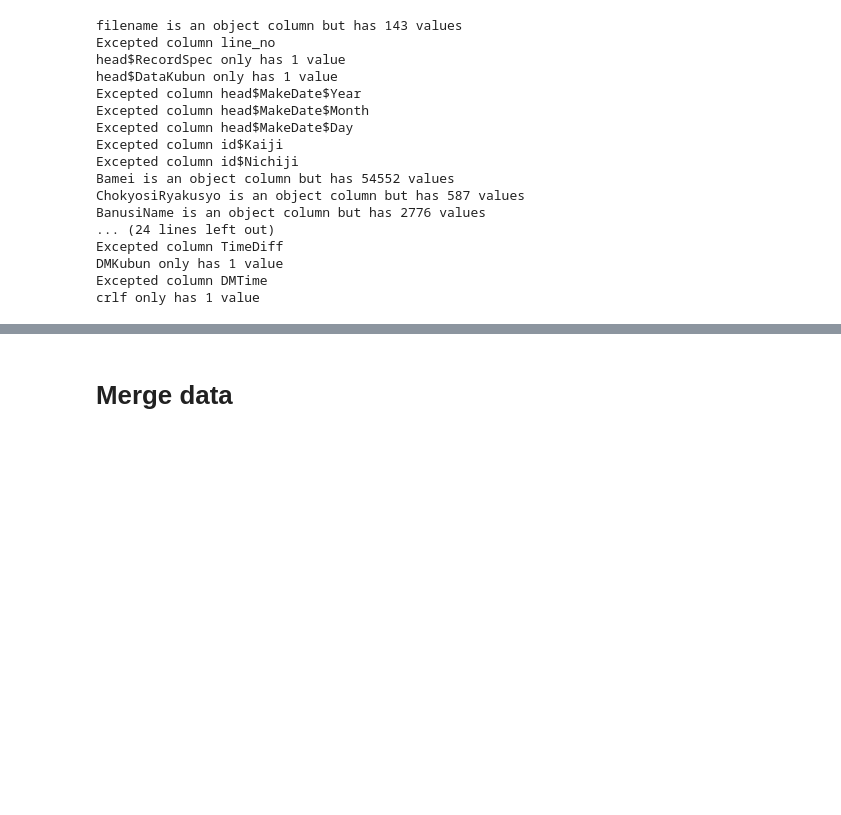
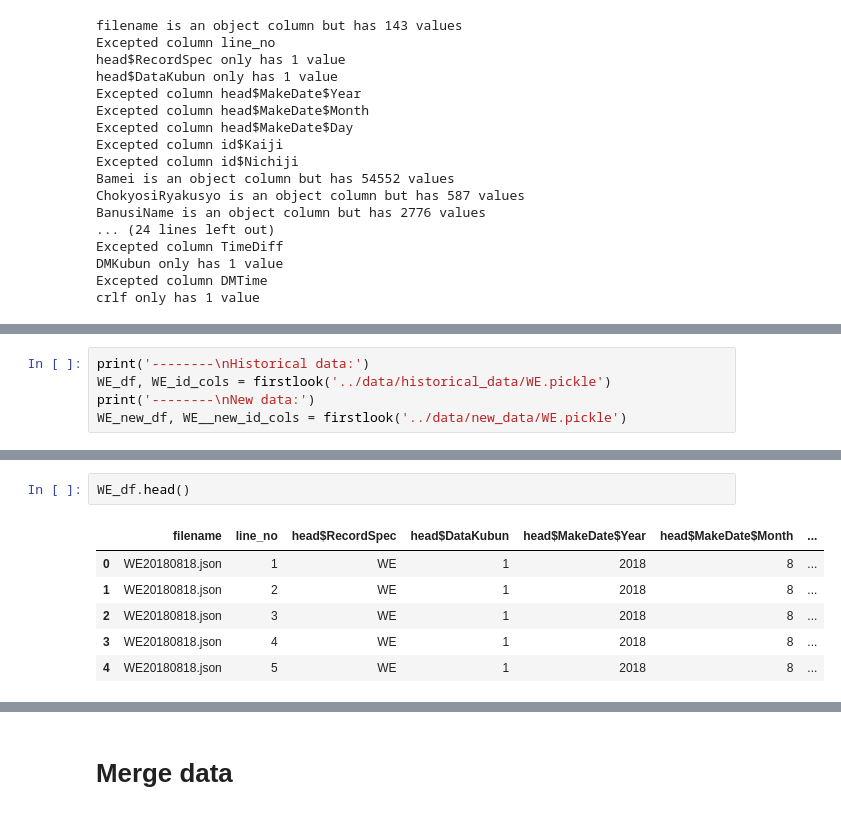
Before and after one commit to danhngan/Horse_racing_prediction, a Jupyter notebook: notebook/firstlooking.ipynb, the cells around one changed output, grey strips where cells are left out. Drawn from its saved outputs; the diff is of its cells as text; blank space fills up the shorter version.

Commit message:
add weather data first look

```diff
--- a/notebook/firstlooking.ipynb
+++ b/notebook/firstlooking.ipynb
@@ -226,0 +229,5 @@ crlf only has 1 value
+# %%
+print('--------\nHistorical data:')
+WE_df, WE_id_cols = firstlook('../data/historical_data/WE.pickle')
+print('--------\nNew data:')
+WE_new_df, WE__new_id_cols = firstlook('../data/new_data/WE.pickle')
@@ -226,0 +245,9 @@ crlf only has 1 value
+# %%
+WE_df.head()
+# %% [output]
+|  | filename | line_no | head$RecordSpec | head$DataKubun | head$MakeDate$Year | head$MakeDate$Month | ... |
+| 0 | WE20180818.json | 1 | WE | 1 | 2018 | 8 | ... |
+| 1 | WE20180818.json | 2 | WE | 1 | 2018 | 8 | ... |
+| 2 | WE20180818.json | 3 | WE | 1 | 2018 | 8 | ... |
+| 3 | WE20180818.json | 4 | WE | 1 | 2018 | 8 | ... |
+| 4 | WE20180818.json | 5 | WE | 1 | 2018 | 8 | ... |
```
Also changed, not shown: parts of 3 cells of this notebook, 2 other files.
